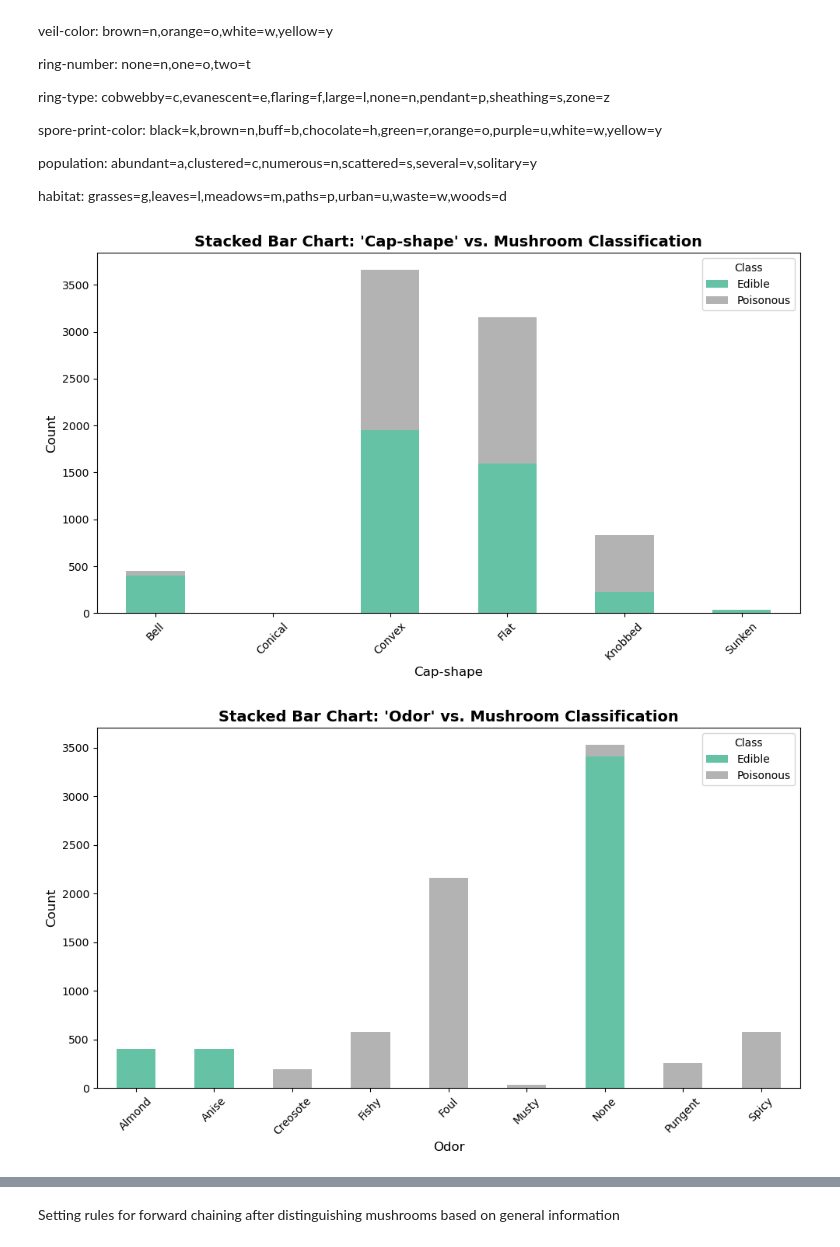
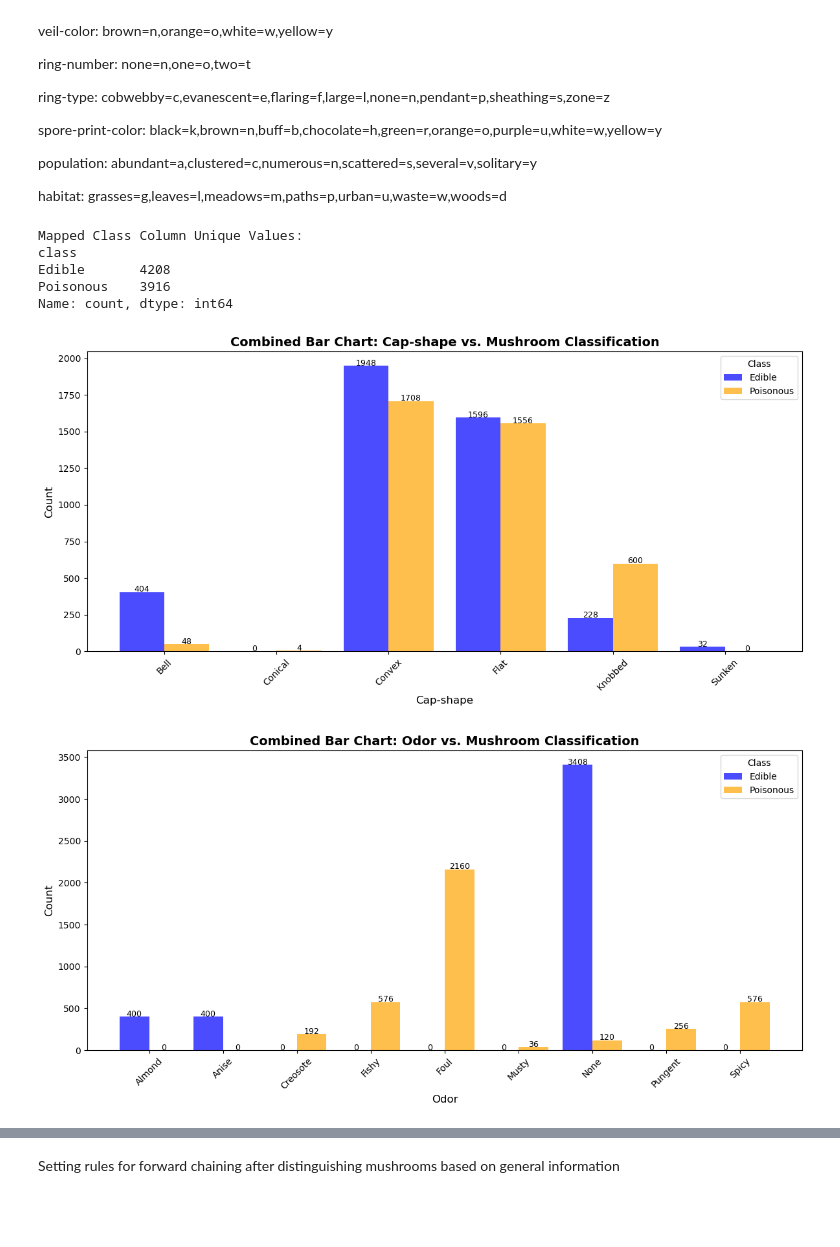
Before and after one commit to RJay02/Artificial-Intelligence, a Jupyter notebook: Rule Based Algorithms.ipynb, the cells around one changed output, grey strips where cells are left out. Drawn from its saved outputs; the diff is of its cells as text; code cells hidden in the pictures; blank space fills up the shorter version.

```diff
--- a/Rule Based Algorithms.ipynb
+++ b/Rule Based Algorithms.ipynb
@@ -147,10 +147,20 @@ population: abundant=a,clustered=c,numerous=n,scattered=s,several=v,solitary=y
 
 habitat: grasses=g,leaves=l,meadows=m,paths=p,urban=u,waste=w,woods=d
 # %%
-import pandas as pd
-import matplotlib.pyplot as plt
+# Step 4: Preprocess the Dataset for Visualization
+# Restore the 'class' column as "Edible" and "Poisonous"
+class_map = {'e': 'Edible', 'p': 'Poisonous'}
+data['class'] = data['class'].map(class_map)
 
-# Define mappings for full descriptions of feature values
+# Debugging: Check if the class column has been mapped correctly
+print("\nMapped Class Column Unique Values:")
+print(data['class'].value_counts())
+
+# Step 5: Visualize the Dataset (use original categorical features)
+# Define features to visualize
+features_to_visualize = ['cap-shape', 'odor', 'cap-color', 'bruises', 'gill-size', 'habitat']
+
+# Define mappings for better readability
 feature_mappings = {
     'odor': {
         'a': 'Almond', 'l': 'Anise', 'c': 'Creosote', 'y': 'Fishy',
@@ -168,56 +178,68 @@ feature_mappings = {
     'gill-size': {'b': 'Broad', 'n': 'Narrow'},
     'habitat': {
         'g': 'Grasses', 'l': 'Leaves', 'm': 'Meadows', 'p': 'Paths',
         'u': 'Urban', 'w': 'Waste', 'd': 'Woods'
     }
 }
 
 # Function to map feature values to full descriptions
 def map_feature_values(feature):
-    """
-    Maps abbreviated feature values to full descriptions based on pre-defined mappings.
-    """
     if feature in feature_mappings:
         data[feature] = data[feature].map(feature_mappings[feature])
 
-# Function to visualize correlation using stacked bar charts
-def visualize_correlation_stacked(feature):
+# Apply feature mappings for readability
+for feature in features_to_visualize:
+    map_feature_values(feature)
+
+# Step 6: Visualize Features with Combined Bar Charts
+def visualize_combined_bar_chart(feature):
     """
-    Visualize the relationship between a categorical feature and mushroom classification (edible/poisonous)
-    using a stacked bar chart with full feature descriptions.
-
-    Args:
-        feature (str): Name of the column to analyze.
+    Visualize the relationship between a categorical feature and mushroom classification using a combined bar chart.
     """
     if feature not in data.columns:
         print(f"Feature '{feature}' not found in the dataset!")
         return
 
-    # Map feature values to full descriptions if applicable
-    map_feature_values(feature)
+    # Create a pivot table to count occurrences of 'class' per feature value
+    feature_counts = data.groupby([feature, 'class']).size().unstack(fill_value=0)
 
-    # Create a pivot table to count occurrences of 'class' per feature value
-    feature_class_counts = data.groupby([feature, 'class']).size().unstack(fill_value=0)
+    # Generate positions for combined bars
+    categories = feature_counts.index
+    x = np.arange(len(categories))
+    bar_width = 0.4
 
-    # Plot stacked bar chart
-    feature_class_counts.plot(kind='bar', stacked=True, figsize=(10, 6), colormap="Set2")
+    # Plot combined bar chart
+    plt.figure(figsize=(12, 6))
+    plt.bar(x - bar_width / 2, feature_counts['Edible'], width=bar_width, label='Edible', color='blue', alpha=0.7)
+    plt.bar(x + bar_width / 2, feature_counts['Poisonous'], width=bar_width, label='Poisonous', color='orange', alpha=0.7)
 
     # Add labels and title
-    plt.title(f"Stacked Bar Chart: '{feature.capitalize()}' vs. Mushroom Classification", fontsize=14, fontweight='bold')
+    plt.title(f"Combined Bar Chart: {feature.capitalize()} vs. Mushroom Classification", fontsize=14, fontweight='bold')
     plt.xlabel(feature.capitalize(), fontsize=12)
     plt.ylabel("Count", fontsize=12)
-    plt.xticks(rotation=45)
-    plt.legend(title="Class", labels=["Edible", "Poisonous"])
+    plt.xticks(x, categories, rotation=45, fontsize=10)
+    plt.legend(title="Class", fontsize=10)
 
-    # Show the plot
+    # Add annotations using .iloc for safe positional indexing
+    for i in range(len(categories)):
+        plt.text(x[i] - bar_width / 2, feature_counts['Edible'].iloc[i] + 2,
+                 str(feature_counts['Edible'].iloc[i]), ha='center', fontsize=9)
+        plt.text(x[i] + bar_width / 2, feature_counts['Poisonous'].iloc[i] + 2,
+                 str(feature_counts['Poisonous'].iloc[i]), ha='center', fontsize=9)
+
+    # Adjust layout and show the plot
     plt.tight_layout()
     plt.show()
 
-# Visualize correlations for specific features using stacked bar charts with full descriptions
-features_to_analyze = ['cap-shape', 'odor', 'cap-color', 'bruises', 'gill-size', 'habitat']
 
-for feature in features_to_analyze:
-    visualize_correlation_stacked(feature)
+# Generate combined bar charts for selected features
+for feature in features_to_visualize:
+    visualize_combined_bar_chart(feature)
 # %% [output]
+Mapped Class Column Unique Values:
+class
+Edible       4208
+Poisonous    3916
+Name: count, dtype: int64
-[figure, old version]
+[figure, new version]
-[figure, old version]
+[figure, new version]
```
Also changed, not shown: parts of 2 cells of this notebook.
